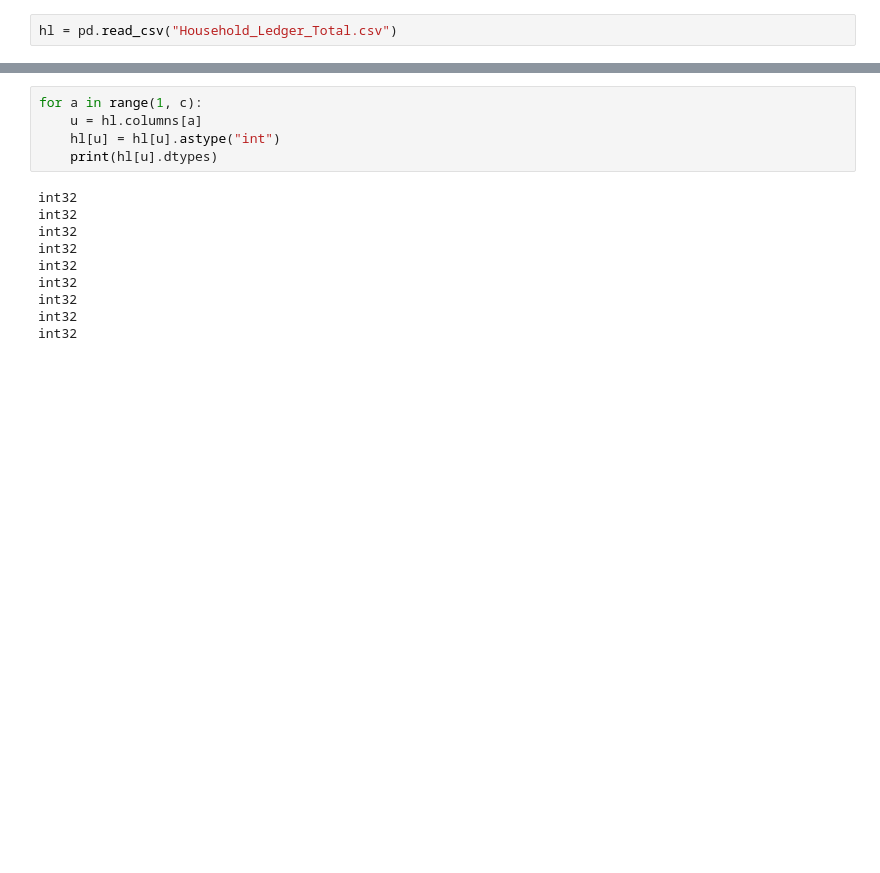
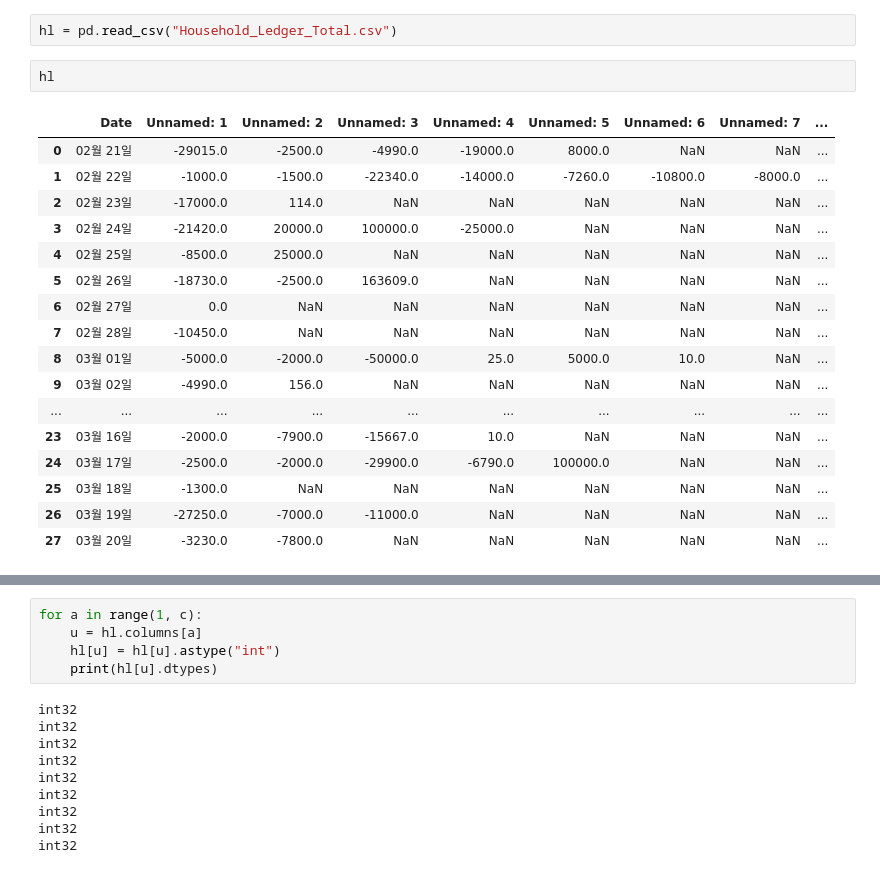
Before and after one commit to Cheol-Will/Python_study_jupyter, a Jupyter notebook: Household_Ledger.ipynb, the cells around one changed output, grey strips where cells are left out. Saved outputs shown, nothing was run; the diff lists cells and outputs as text; blank space fills up the shorter version.

```diff
--- a/Household_Ledger.ipynb
+++ b/Household_Ledger.ipynb
@@ -179,5 +202,25 @@ calendar
 # %%
 hl = pd.read_csv("Household_Ledger_Total.csv")
+# %%
+hl
+# %% [output]
+|  | Date | Unnamed: 1 | Unnamed: 2 | Unnamed: 3 | Unnamed: 4 | Unnamed: 5 | Unnamed: 6 | Unnamed: 7 | ... |
+| 0 | 02월 21일 | -29015.0 | -2500.0 | -4990.0 | -19000.0 | 8000.0 | NaN | NaN | ... |
+| 1 | 02월 22일 | -1000.0 | -1500.0 | -22340.0 | -14000.0 | -7260.0 | -10800.0 | -8000.0 | ... |
+| 2 | 02월 23일 | -17000.0 | 114.0 | NaN | NaN | NaN | NaN | NaN | ... |
+| 3 | 02월 24일 | -21420.0 | 20000.0 | 100000.0 | -25000.0 | NaN | NaN | NaN | ... |
+| 4 | 02월 25일 | -8500.0 | 25000.0 | NaN | NaN | NaN | NaN | NaN | ... |
+| 5 | 02월 26일 | -18730.0 | -2500.0 | 163609.0 | NaN | NaN | NaN | NaN | ... |
+| 6 | 02월 27일 | 0.0 | NaN | NaN | NaN | NaN | NaN | NaN | ... |
+| 7 | 02월 28일 | -10450.0 | NaN | NaN | NaN | NaN | NaN | NaN | ... |
+| 8 | 03월 01일 | -5000.0 | -2000.0 | -50000.0 | 25.0 | 5000.0 | 10.0 | NaN | ... |
+| 9 | 03월 02일 | -4990.0 | 156.0 | NaN | NaN | NaN | NaN | NaN | ... |
+| ... | ... | ... | ... | ... | ... | ... | ... | ... | ... |
+| 23 | 03월 16일 | -2000.0 | -7900.0 | -15667.0 | 10.0 | NaN | NaN | NaN | ... |
+| 24 | 03월 17일 | -2500.0 | -2000.0 | -29900.0 | -6790.0 | 100000.0 | NaN | NaN | ... |
+| 25 | 03월 18일 | -1300.0 | NaN | NaN | NaN | NaN | NaN | NaN | ... |
+| 26 | 03월 19일 | -27250.0 | -7000.0 | -11000.0 | NaN | NaN | NaN | NaN | ... |
+| 27 | 03월 20일 | -3230.0 | -7800.0 | NaN | NaN | NaN | NaN | NaN | ... |
 # %%
 c = hl.shape[1]
 
```
Also changed, not shown: parts of 15 cells of this notebook, 14 other files.
